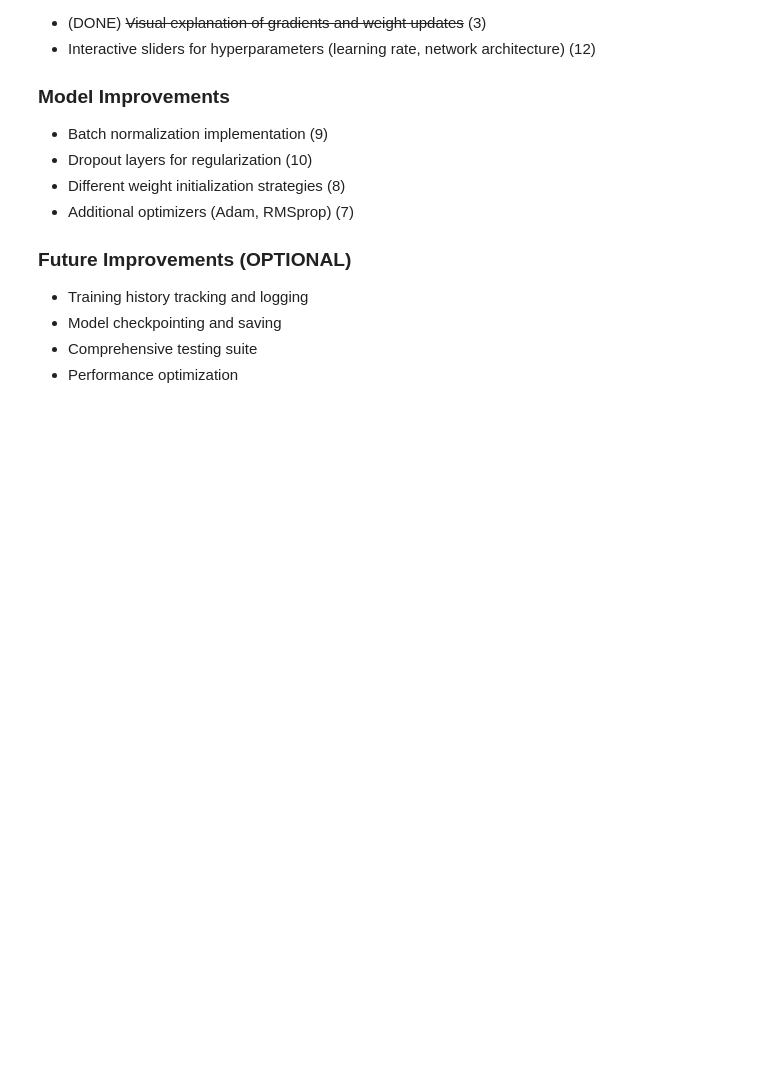
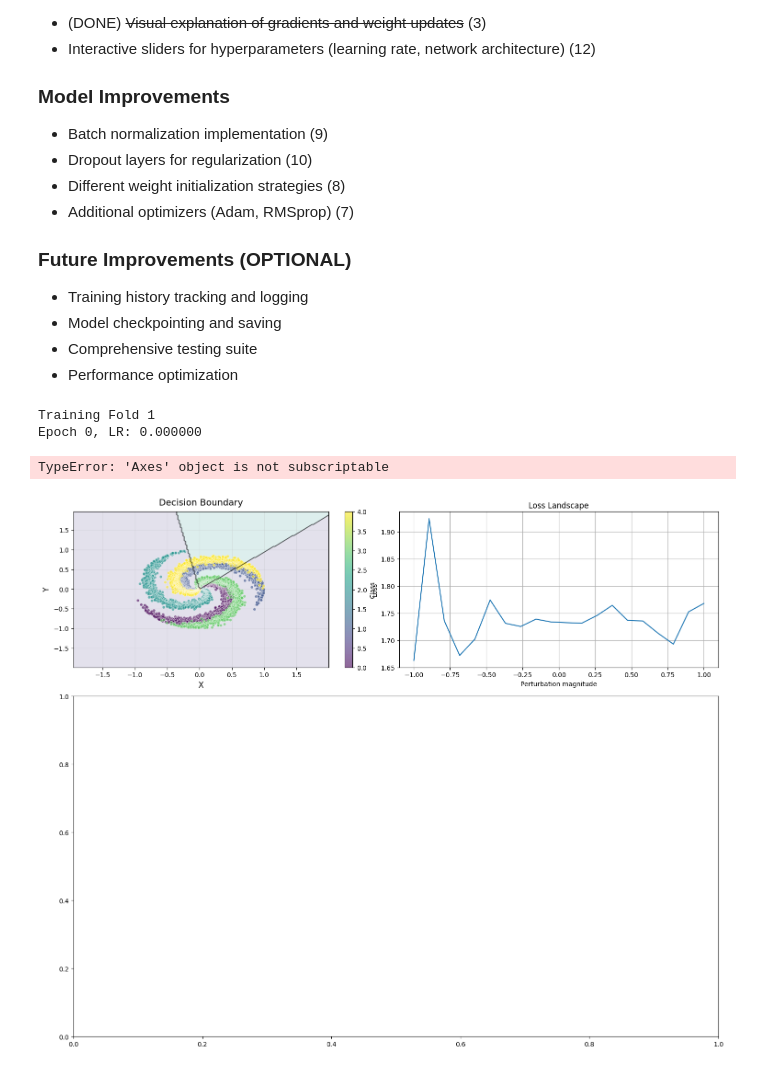
Before and after one commit to elenaars/ML-babysteps, a Jupyter notebook: notebooks/neural-network-from-scratch.ipynb, the cells around one changed output. Drawn from its saved outputs; the diff is of its cells as text; code cells hidden in the pictures; blank space fills up the shorter version.

Commit message:
fix training / validation / plots and logging , tune parameters fro 5 class spiral data

```diff
--- a/notebooks/neural-network-from-scratch.ipynb
+++ b/notebooks/neural-network-from-scratch.ipynb
@@ -555,6 +569,16 @@ class ExponentialLRScheduler(LRScheduler):
 
     def get_lr(self) -> float:
         return self.initial_lr * (self.gamma ** self.current_step)
+
+class WarmupLRScheduler(LRScheduler):
+    def __init__(self, initial_lr: float, warmup_epochs: int = 50):
+        super().__init__(initial_lr)
+        self.warmup_epochs = warmup_epochs
+
+    def get_lr(self) -> float:
+        if self.current_step < self.warmup_epochs:
+            return self.initial_lr * (self.current_step / self.warmup_epochs)
+        return self.initial_lr * 0.5 * (1 + np.cos(np.pi * (self.current_step - self.warmup_epochs) / (1000 - self.warmup_epochs)))
 # %%
 
 # class TrainingVisualizer that stores the training history and plots the loss and accuracy
@@ -1013,31 +1246,46 @@ class Trainer:
         print(f"\nCross-validation score: {mean_score:.4f} ± {std_score:.4f}")
 # %%
 # put everything together and train the model on spiral dataset with cross-validation
+
+x_train, y_train = generate_spiral_data(1000, 5)
+x_test, y_test = generate_spiral_data(200, 5)
 train_dataset = Dataset(x_train, y_train)
 test_dataset = Dataset(x_test, y_test)
 
 model = Sequential([
-    Linear(2, 16),
+    Linear(2,32),
     ReLU(),
-    Linear(16, 16),
-    ReLU(),
-    Linear(16, 3),
+    Linear(32, 5),
 ])
 
 loss_fn = CrossEntropySoftMax()
 optimizer = SGD(learning_rate=0.1)
 trainer = Trainer(model, loss_fn, optimizer)
 
-# Train with CV
-trainer.train_with_cv(train_dataset,
-                     cv=CrossValidator("k-fold", k=5),
-                     epochs=1000,
-                     patience=100,
-                     log_interval=100,
-                     batch_size=32,
-                     lr_scheduler=ExponentialLRScheduler(0.1, gamma=0.9995))
+
+trainer.train_with_cv(
+    train_dataset,
+    cv=CrossValidator("k-fold", k=5),
+    debug=False,
+    epochs=1000,
+    patience=100,
+    log_interval=50,
+    batch_size=64,
+    show_plots_logs=True,
+    lr_scheduler= WarmupLRScheduler(
+        initial_lr=0.005,
+        warmup_epochs=50,
+    ),
+    weight_decay=0.01,
+    momentum=0.9,
+    )
 
 # Create test loader and evaluate
 test_loader = DataLoader(test_dataset, batch_size=32, shuffle=True)
 test_acc = trainer.compute_accuracy(test_loader)
 print(f"\nFinal Test Accuracy: {test_acc:.2f}%")
+# %% [output]
+Training Fold 1
+Epoch 0, LR: 0.000000
+TypeError: 'Axes' object is not subscriptable
+[figure, added]
```
Also changed, not shown: parts of 5 cells of this notebook.
